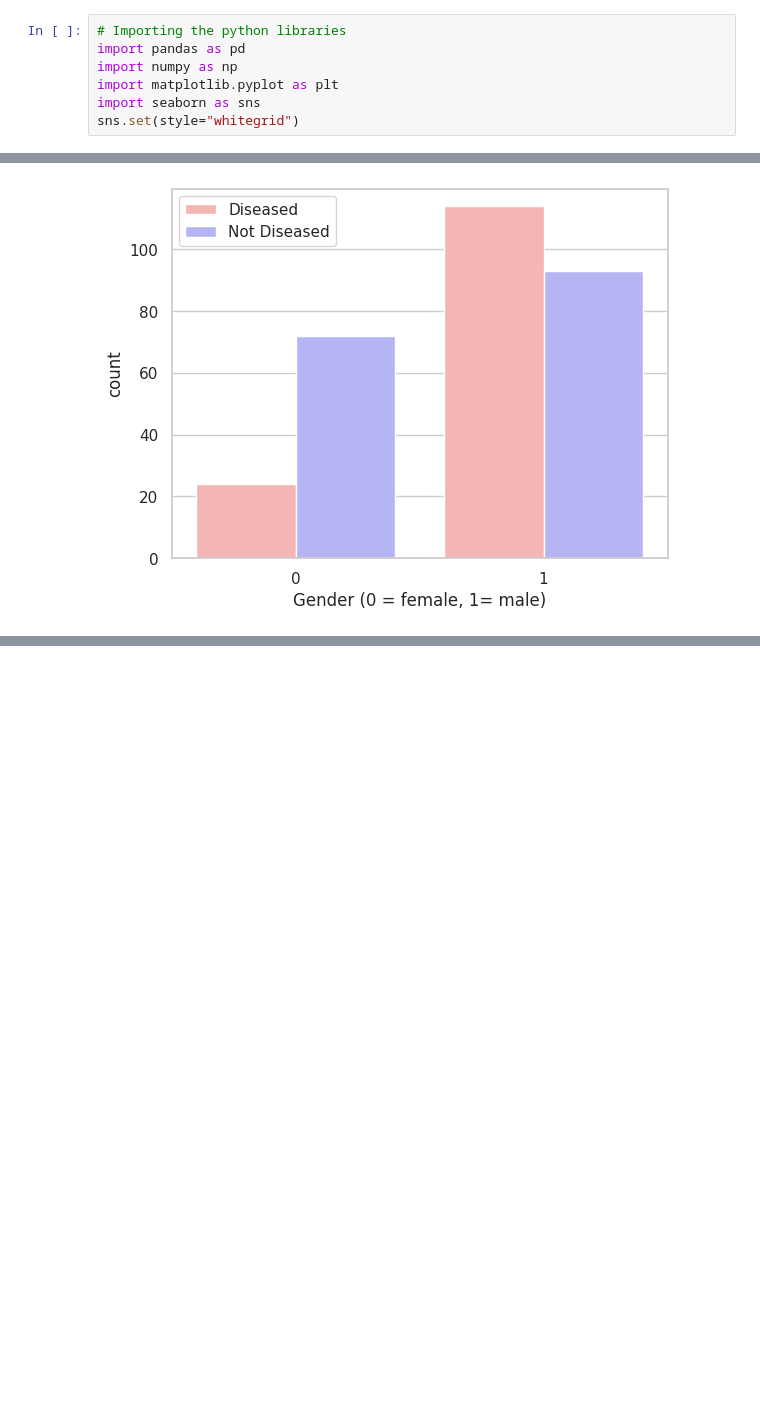
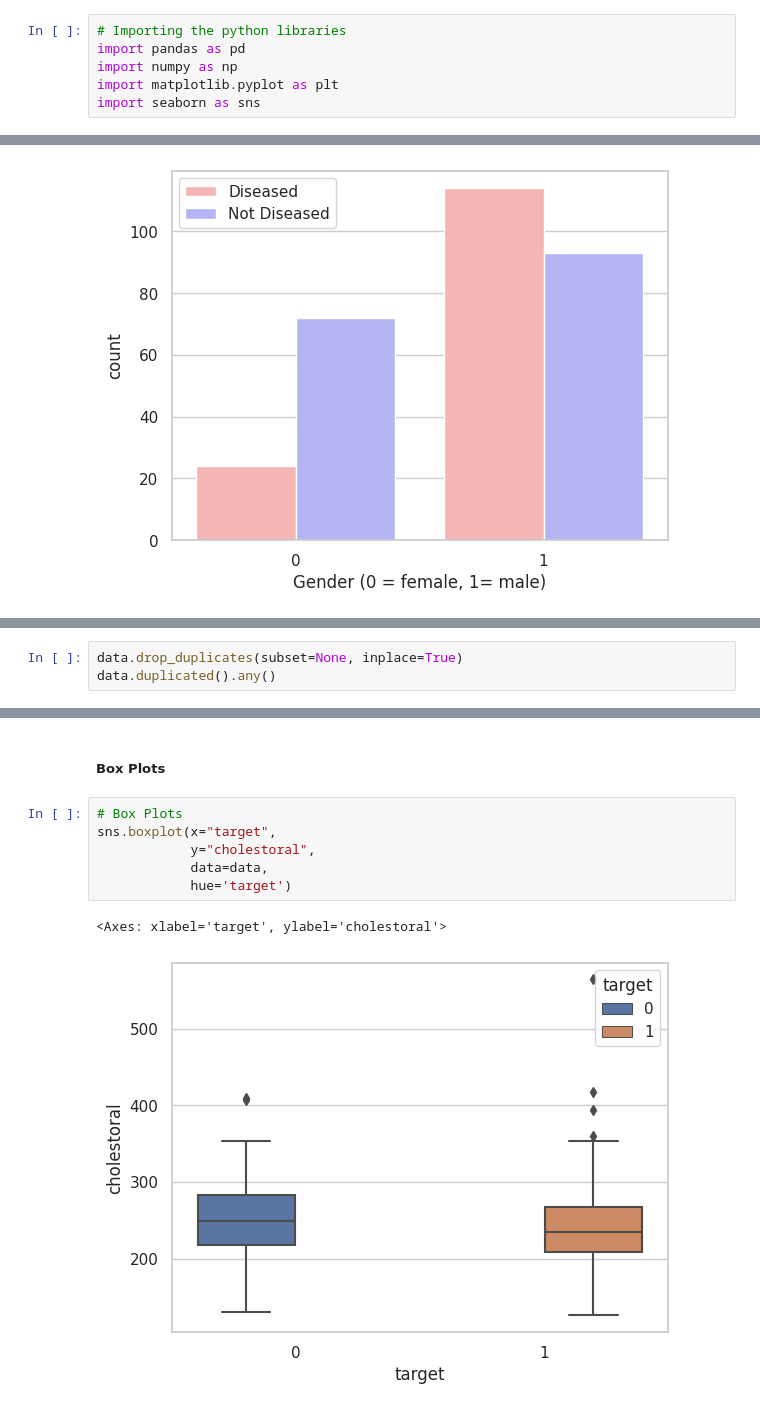
Before and after one commit to florboydens/DataViz_Workshop, a Jupyter notebook: Data_Viz_Workshop_Day_3.ipynb, the cells around one changed output, grey strips where cells are left out. Saved outputs shown, nothing was run; the diff lists cells and outputs as text; blank space fills up the shorter version.

```diff
--- a/Data_Viz_Workshop_Day_3.ipynb
+++ b/Data_Viz_Workshop_Day_3.ipynb
@@ -47,7 +46,6 @@ import pandas as pd
 import numpy as np
 import matplotlib.pyplot as plt
 import seaborn as sns
-sns.set(style="whitegrid")
 # %% [markdown]
 ### Loading data and Data inspection
 # %%
@@ -243,0 +257,3 @@ sns.pairplot(data=data[continuous + ['target']], hue='target')
+# %%
+data.drop_duplicates(subset=None, inplace=True)
+data.duplicated().any()
@@ -243,0 +303,11 @@ sns.pairplot(data=data[continuous + ['target']], hue='target')
+# %% [markdown]
+##### **Box Plots**
+# %%
+# Box Plots
+sns.boxplot(x="target",
+            y="cholestoral",
+            data=data,
+            hue='target')
+# %% [output]
+<Axes: xlabel='target', ylabel='cholestoral'>
+[figure, added]
```
Also changed, not shown: parts of 31 cells of this notebook.
